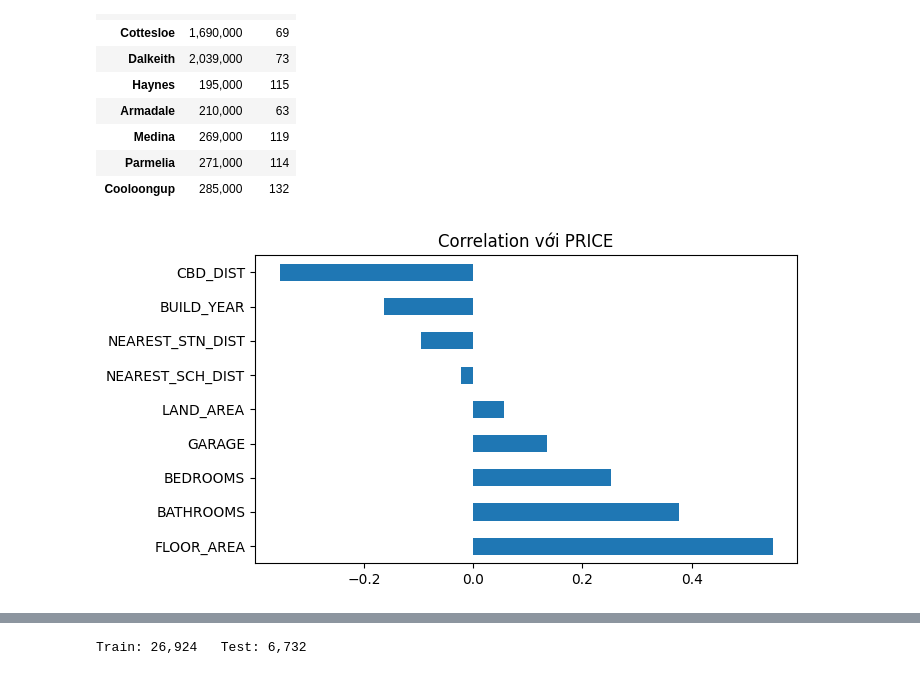
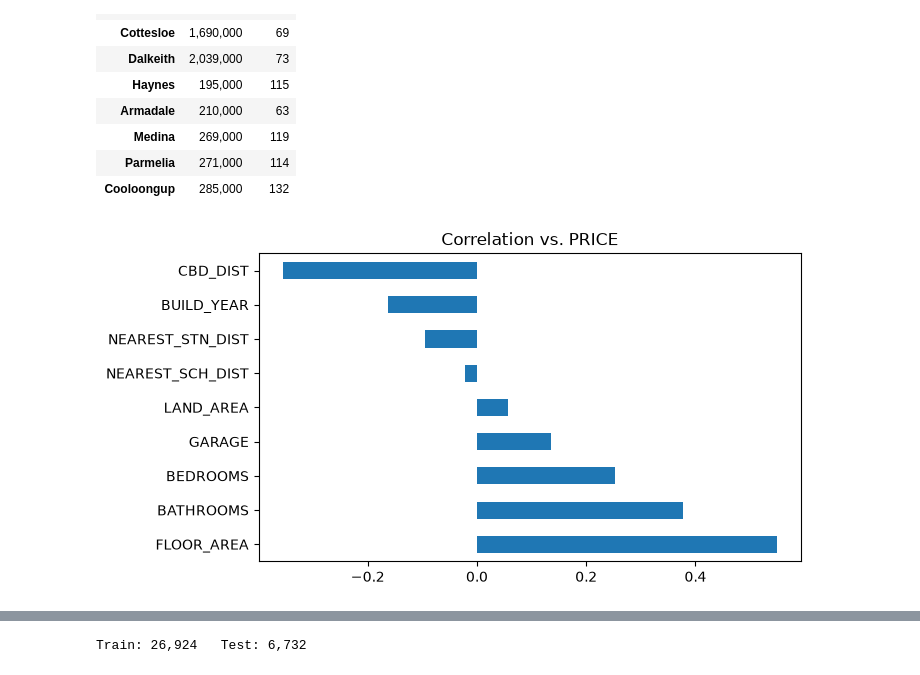
Before and after one commit to longnvb24/MachineLearning, a Jupyter notebook: 8.Perth_Rental_House/notebook.ipynb, the cells around one changed output, grey strips where cells are left out. Drawn from its saved outputs; the diff is of its cells as text; code cells hidden in the pictures.

```diff
--- a/8.Perth_Rental_House/notebook.ipynb
+++ b/8.Perth_Rental_House/notebook.ipynb
@@ -112,7 +93,7 @@ pd.concat([sub.tail(5), sub.head(5)]).style.format({"median": "{:,.0f}"})
 # %%
 num_cols = ["BEDROOMS", "BATHROOMS", "GARAGE", "LAND_AREA", "FLOOR_AREA",
             "BUILD_YEAR", "CBD_DIST", "NEAREST_STN_DIST", "NEAREST_SCH_DIST"]
 corr = df[num_cols + ["PRICE"]].corr()["PRICE"].drop("PRICE").sort_values(ascending=False)
-corr.plot.barh(figsize=(7, 4), title="Correlation với PRICE");
+corr.plot.barh(figsize=(7, 4), title="Correlation vs. PRICE");
 # %% [output]
-[figure, old version]
+[figure, new version]
```
Also changed, not shown: parts of 10 cells of this notebook.
